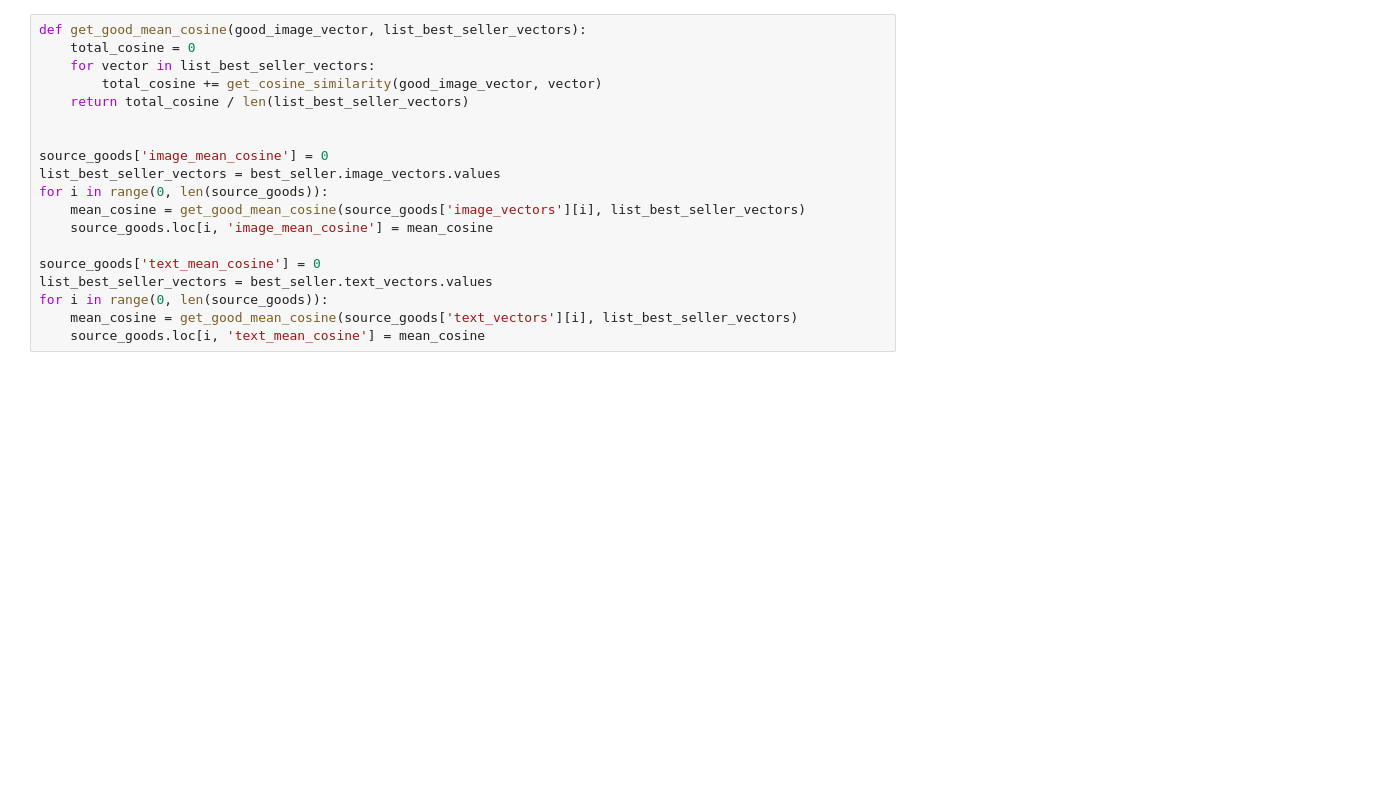
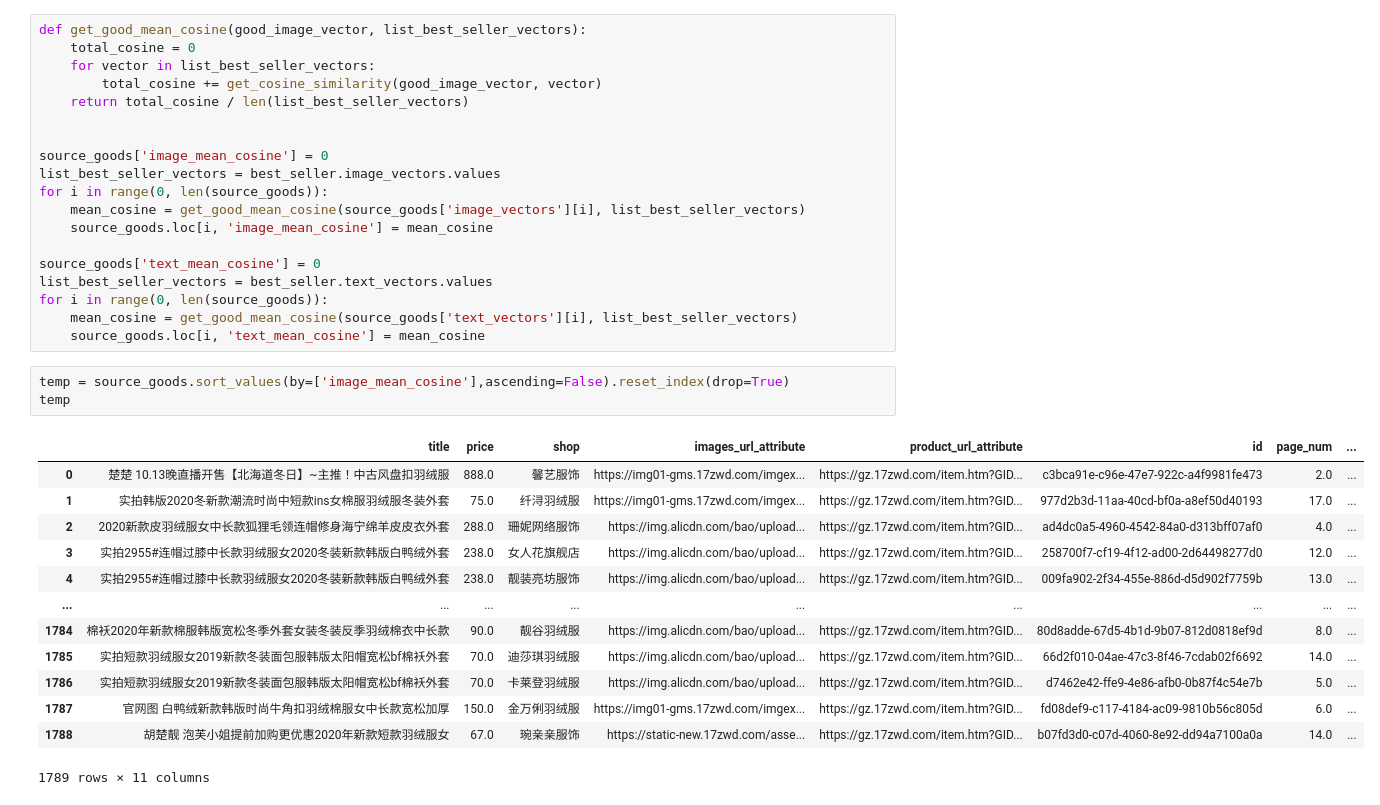
Before and after one commit to dj-lei/hot, a Jupyter notebook: test.ipynb, the cells around one changed output. Saved outputs shown, nothing was run; the diff lists cells and outputs as text; blank space fills up the shorter version.

```diff
--- a/test.ipynb
+++ b/test.ipynb
@@ -106,3 +106,20 @@ list_best_seller_vectors = best_seller.text_vectors.values
 for i in range(0, len(source_goods)):
     mean_cosine = get_good_mean_cosine(source_goods['text_vectors'][i], list_best_seller_vectors)
     source_goods.loc[i, 'text_mean_cosine'] = mean_cosine
+# %%
+temp = source_goods.sort_values(by=['image_mean_cosine'],ascending=False).reset_index(drop=True)
+temp
+# %% [output]
+|  | title | price | shop | images_url_attribute | product_url_attribute | id | page_num | ... |
+| 0 | 楚楚 10.13晚直播开售【北海道冬日】~主推！中古风盘扣羽绒服 | 888.0 | 馨艺服饰 | https://img01-gms.17zwd.com/imgex... | https://gz.17zwd.com/item.htm?GID... | c3bca91e-c96e-47e7-922c-a4f9981fe473 | 2.0 | ... |
+| 1 | 实拍韩版2020冬新款潮流时尚中短款ins女棉服羽绒服冬装外套 | 75.0 | 纤浔羽绒服 | https://img01-gms.17zwd.com/imgex... | https://gz.17zwd.com/item.htm?GID... | 977d2b3d-11aa-40cd-bf0a-a8ef50d40193 | 17.0 | ... |
+| 2 | 2020新款皮羽绒服女中长款狐狸毛领连帽修身海宁绵羊皮皮衣外套 | 288.0 | 珊妮网络服饰 | https://img.alicdn.com/bao/upload... | https://gz.17zwd.com/item.htm?GID... | ad4dc0a5-4960-4542-84a0-d313bff07af0 | 4.0 | ... |
+| 3 | 实拍2955#连帽过膝中长款羽绒服女2020冬装新款韩版白鸭绒外套 | 238.0 | 女人花旗舰店 | https://img.alicdn.com/bao/upload... | https://gz.17zwd.com/item.htm?GID... | 258700f7-cf19-4f12-ad00-2d64498277d0 | 12.0 | ... |
+| 4 | 实拍2955#连帽过膝中长款羽绒服女2020冬装新款韩版白鸭绒外套 | 238.0 | 靓装亮坊服饰 | https://img.alicdn.com/bao/upload... | https://gz.17zwd.com/item.htm?GID... | 009fa902-2f34-455e-886d-d5d902f7759b | 13.0 | ... |
+| ... | ... | ... | ... | ... | ... | ... | ... | ... |
+| 1784 | 棉袄2020年新款棉服韩版宽松冬季外套女装冬装反季羽绒棉衣中长款 | 90.0 | 靓谷羽绒服 | https://img.alicdn.com/bao/upload... | https://gz.17zwd.com/item.htm?GID... | 80d8adde-67d5-4b1d-9b07-812d0818ef9d | 8.0 | ... |
+| 1785 | 实拍短款羽绒服女2019新款冬装面包服韩版太阳帽宽松bf棉袄外套 | 70.0 | 迪莎琪羽绒服 | https://img.alicdn.com/bao/upload... | https://gz.17zwd.com/item.htm?GID... | 66d2f010-04ae-47c3-8f46-7cdab02f6692 | 14.0 | ... |
+| 1786 | 实拍短款羽绒服女2019新款冬装面包服韩版太阳帽宽松bf棉袄外套 | 70.0 | 卡莱登羽绒服 | https://img.alicdn.com/bao/upload... | https://gz.17zwd.com/item.htm?GID... | d7462e42-ffe9-4e86-afb0-0b87f4c54e7b | 5.0 | ... |
+| 1787 | 官网图 白鸭绒新款韩版时尚牛角扣羽绒棉服女中长款宽松加厚 | 150.0 | 金万俐羽绒服 | https://img01-gms.17zwd.com/imgex... | https://gz.17zwd.com/item.htm?GID... | fd08def9-c117-4184-ac09-9810b56c805d | 6.0 | ... |
+| 1788 | 胡楚靓 泡芙小姐提前加购更优惠2020年新款短款羽绒服女 | 67.0 | 琬亲亲服饰 | https://static-new.17zwd.com/asse... | https://gz.17zwd.com/item.htm?GID... | b07fd3d0-c07d-4060-8e92-dd94a7100a0a | 14.0 | ... |
+1789 rows × 11 columns
```
Also changed, not shown: parts of 3 cells of this notebook, 2 other files.
